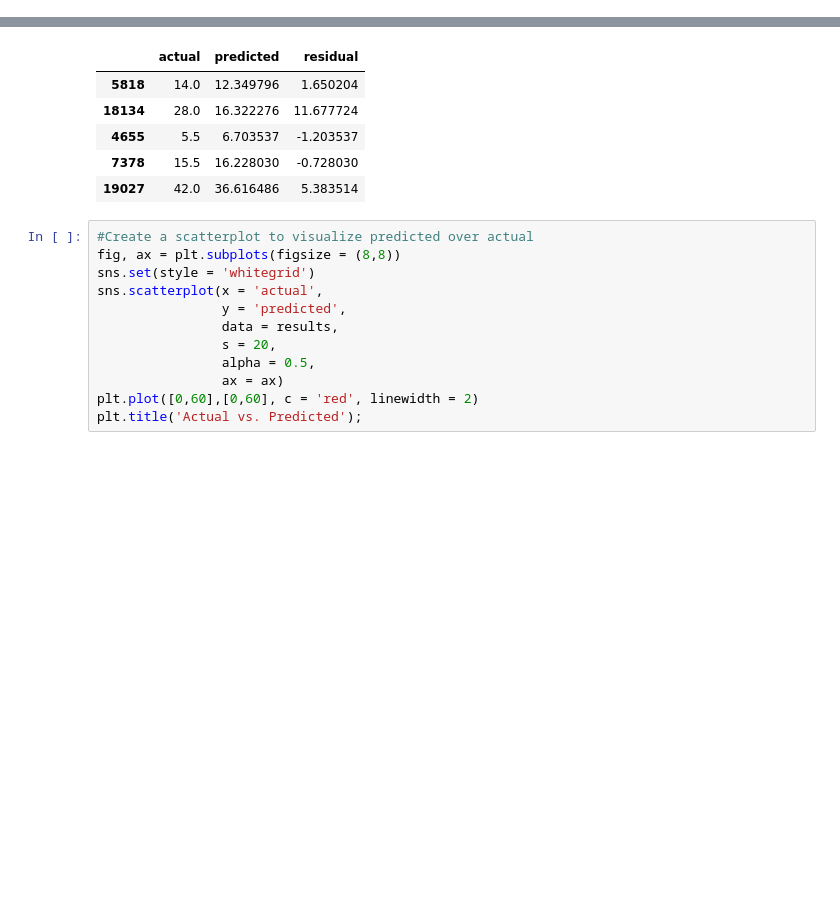
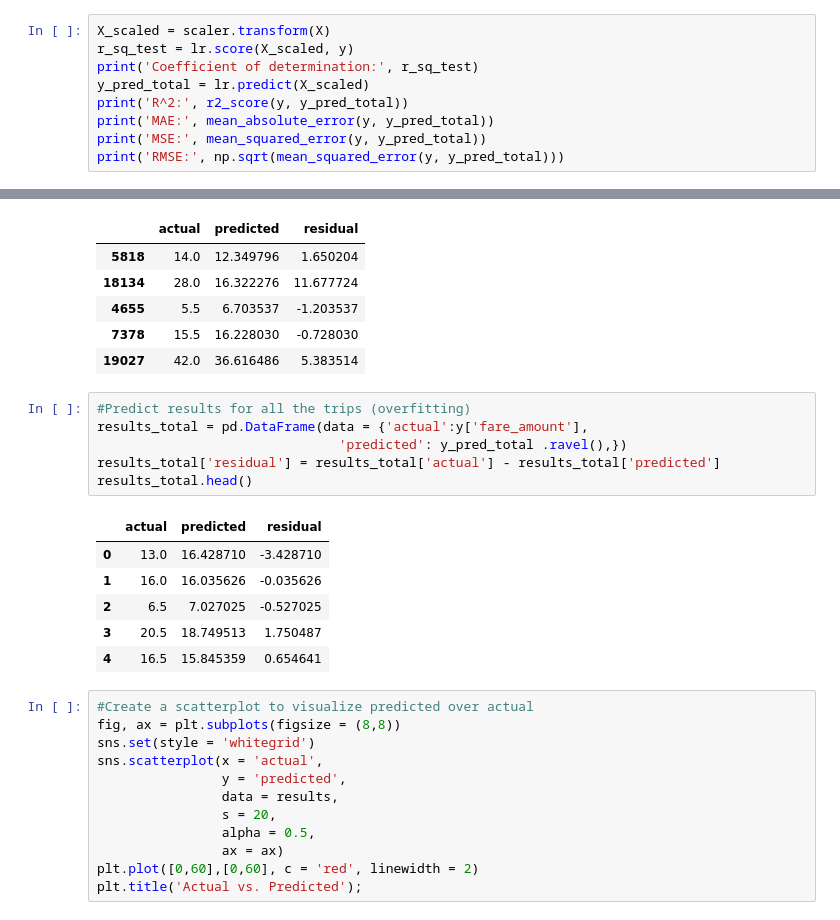
Before and after one commit to PedroHurtgm/Automatidata-Capstone, a Jupyter notebook: Automatidata Project.ipynb, the cells around one changed output, grey strips where cells are left out. Saved outputs shown, nothing was run; the diff lists cells and outputs as text; blank space fills up the shorter version.

```diff
--- a/Automatidata Project.ipynb
+++ b/Automatidata Project.ipynb
@@ -874,3 +874,12 @@ R^2: 0.83706161345431
 MAE: 2.1798794118492726
 MSE: 17.52054885237039
 RMSE: 4.185755469729496
+# %%
+X_scaled = scaler.transform(X)
+r_sq_test = lr.score(X_scaled, y)
+print('Coefficient of determination:', r_sq_test)
+y_pred_total = lr.predict(X_scaled)
+print('R^2:', r2_score(y, y_pred_total))
+print('MAE:', mean_absolute_error(y, y_pred_total))
+print('MSE:', mean_squared_error(y, y_pred_total))
+print('RMSE:', np.sqrt(mean_squared_error(y, y_pred_total)))
@@ -889,6 +904,19 @@ results.head()
 | 4655 | 5.5 | 6.703537 | -1.203537 |
 | 7378 | 15.5 | 16.228030 | -0.728030 |
 | 19027 | 42.0 | 36.616486 | 5.383514 |
+# %%
+#Predict results for all the trips (overfitting)
+results_total = pd.DataFrame(data = {'actual':y['fare_amount'],
+                               'predicted': y_pred_total .ravel(),})
+results_total['residual'] = results_total['actual'] - results_total['predicted']
+results_total.head()
+# %% [output]
+|  | actual | predicted | residual |
+| 0 | 13.0 | 16.428710 | -3.428710 |
+| 1 | 16.0 | 16.035626 | -0.035626 |
+| 2 | 6.5 | 7.027025 | -0.527025 |
+| 3 | 20.5 | 18.749513 | 1.750487 |
+| 4 | 16.5 | 15.845359 | 0.654641 |
 # %%
 #Create a scatterplot to visualize predicted over actual
 fig, ax = plt.subplots(figsize = (8,8))
```
Also changed, not shown: parts of 20 cells of this notebook.
